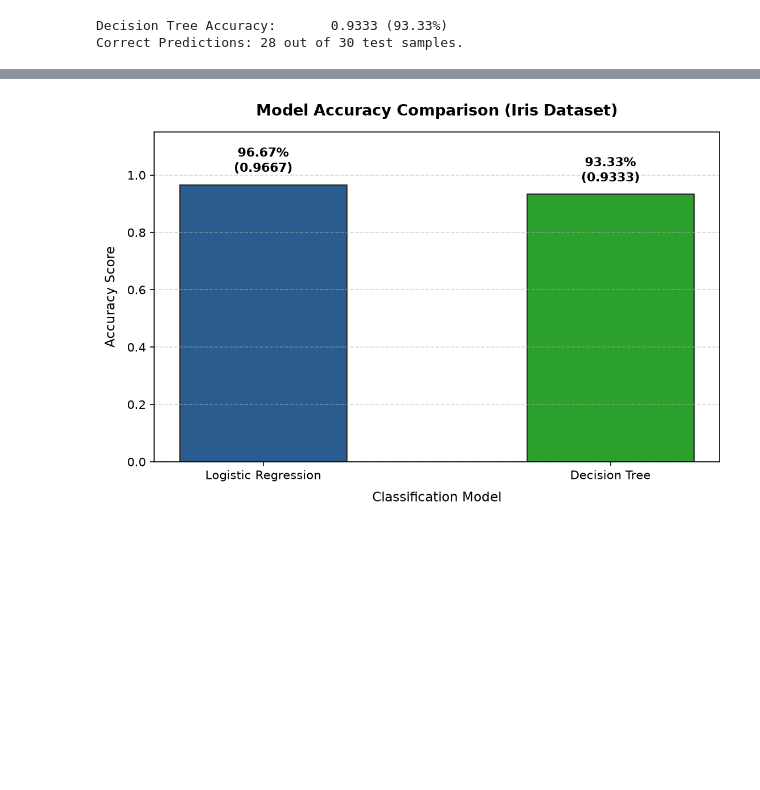
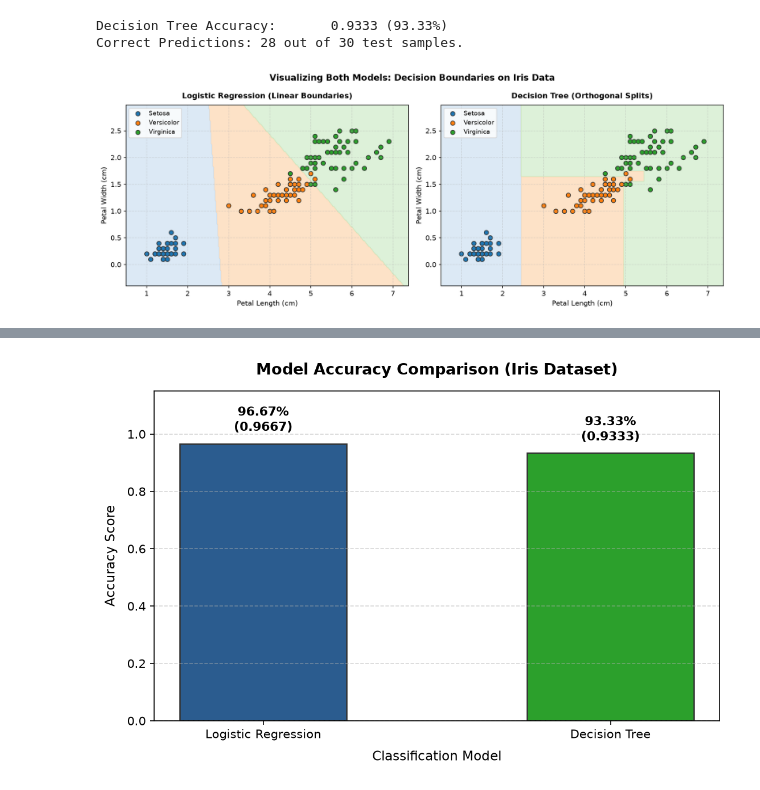
Before and after one commit to Shri-Sanjaykumar/Linkific-Tasks, a Jupyter notebook: Day-11/classification_practice.ipynb, the cells around one changed output, grey strips where cells are left out. Drawn from its saved outputs; the diff is of its cells as text; code cells hidden in the pictures; blank space fills up the shorter version.

```diff
--- a/Day-11/classification_practice.ipynb
+++ b/Day-11/classification_practice.ipynb
@@ -214,3 +206,36 @@ print(f"Correct Predictions: {tree_correct} out of {len(y_test)} test samples.")
 # %% [output]
 Decision Tree Accuracy:       0.9333 (93.33%)
 Correct Predictions: 28 out of 30 test samples.
+# %%
+# VISUALIZE BOTH MODELS: Decision Boundaries (Side-by-Side Comparison)
+X_2d = X.iloc[:, [2, 3]].values
+y_2d = y.values
+log_2d = LogisticRegression(max_iter=200).fit(X_2d, y_2d)
+tree_2d = DecisionTreeClassifier(random_state=42).fit(X_2d, y_2d)
+
+fig, axes = plt.subplots(1, 2, figsize=(13, 5), dpi=150)
+x_min, x_max = X_2d[:, 0].min() - 0.5, X_2d[:, 0].max() + 0.5
+y_min, y_max = X_2d[:, 1].min() - 0.5, X_2d[:, 1].max() + 0.5
+xx, yy = np.meshgrid(np.arange(x_min, x_max, 0.02), np.arange(y_min, y_max, 0.02))
+
+cmap_light = matplotlib.colors.ListedColormap(["#c6dbef", "#fdd0a2", "#c7e9c0"])
+cmap_points = ["#1f77b4", "#ff7f0e", "#2ca02c"]
+
+for title, m, ax in [("Logistic Regression (Linear Boundaries)", log_2d, axes[0]),
+                    ("Decision Tree (Orthogonal Splits)", tree_2d, axes[1])]:
+    Z = m.predict(np.c_[xx.ravel(), yy.ravel()]).reshape(xx.shape)
+    ax.contourf(xx, yy, Z, cmap=cmap_light, alpha=0.6)
+    for idx, name in enumerate(iris.target_names):
+        mask = y_2d == idx
+        ax.scatter(X_2d[mask, 0], X_2d[mask, 1], c=cmap_points[idx], label=name.capitalize(), edgecolors="#333333", s=40)
+    ax.set_title(title, fontsize=11, fontweight="bold", pad=10)
+    ax.set_xlabel("Petal Length (cm)", fontsize=10)
+    ax.set_ylabel("Petal Width (cm)", fontsize=10)
+    ax.grid(True, linestyle="--", alpha=0.4)
+    ax.legend(loc="upper left", frameon=True, facecolor="white", edgecolor="#cccccc", fontsize=9)
+
+plt.suptitle("Visualizing Both Models: Decision Boundaries on Iris Data", fontsize=13, fontweight="bold", y=0.98)
+plt.tight_layout()
+plt.show()
+# %% [output]
+[figure, added]
```
Also changed, not shown: parts of 17 cells of this notebook, 4 other files.
